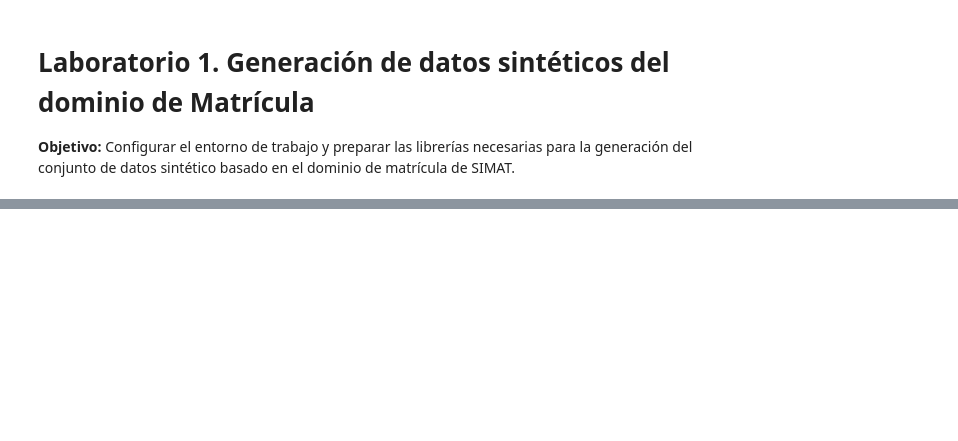
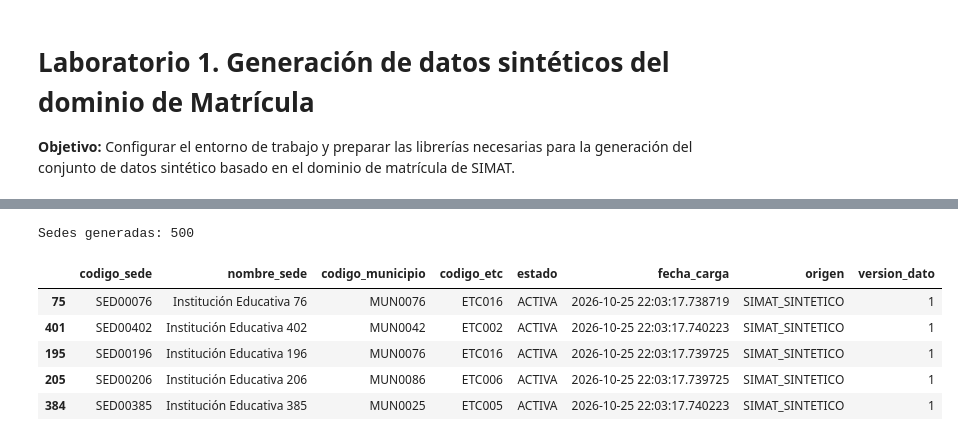
Before and after one commit to AlejoRochaC/TFM-Gobierno-Datos-SIMAT, a Jupyter notebook: notebooks/lab01_generacion_datos.ipynb, the cells around one changed output, grey strips where cells are left out. Drawn from its saved outputs; the diff is of its cells as text; code cells hidden in the pictures; blank space fills up the shorter version.

```diff
--- a/notebooks/lab01_generacion_datos.ipynb
+++ b/notebooks/lab01_generacion_datos.ipynb
@@ -54,0 +103,12 @@ ModuleNotFoundError: No module named 'src'
+# %%
+print(f"Sedes generadas: {len(sedes)}")
+
+sedes.sample(5)
+# %% [output]
+Sedes generadas: 500
+|  | codigo_sede | nombre_sede | codigo_municipio | codigo_etc | estado | fecha_carga | origen | version_dato |
+| 75 | SED00076 | Institución Educativa 76 | MUN0076 | ETC016 | ACTIVA | 2026-10-25 22:03:17.738719 | SIMAT_SINTETICO | 1 |
+| 401 | SED00402 | Institución Educativa 402 | MUN0042 | ETC002 | ACTIVA | 2026-10-25 22:03:17.740223 | SIMAT_SINTETICO | 1 |
+| 195 | SED00196 | Institución Educativa 196 | MUN0076 | ETC016 | ACTIVA | 2026-10-25 22:03:17.739725 | SIMAT_SINTETICO | 1 |
+| 205 | SED00206 | Institución Educativa 206 | MUN0086 | ETC006 | ACTIVA | 2026-10-25 22:03:17.739725 | SIMAT_SINTETICO | 1 |
+| 384 | SED00385 | Institución Educativa 385 | MUN0025 | ETC005 | ACTIVA | 2026-10-25 22:03:17.740223 | SIMAT_SINTETICO | 1 |
```
Also changed, not shown: parts of 16 cells of this notebook, 3 other files.
